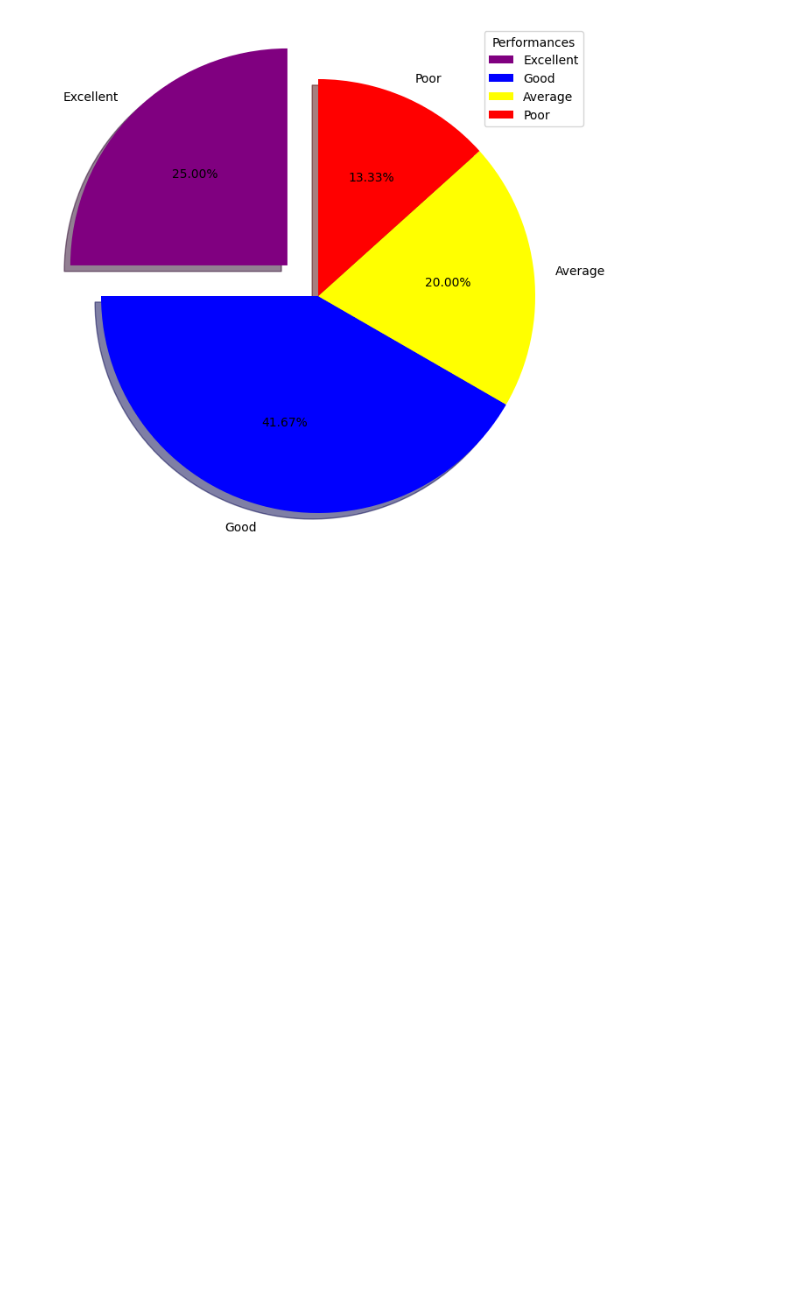
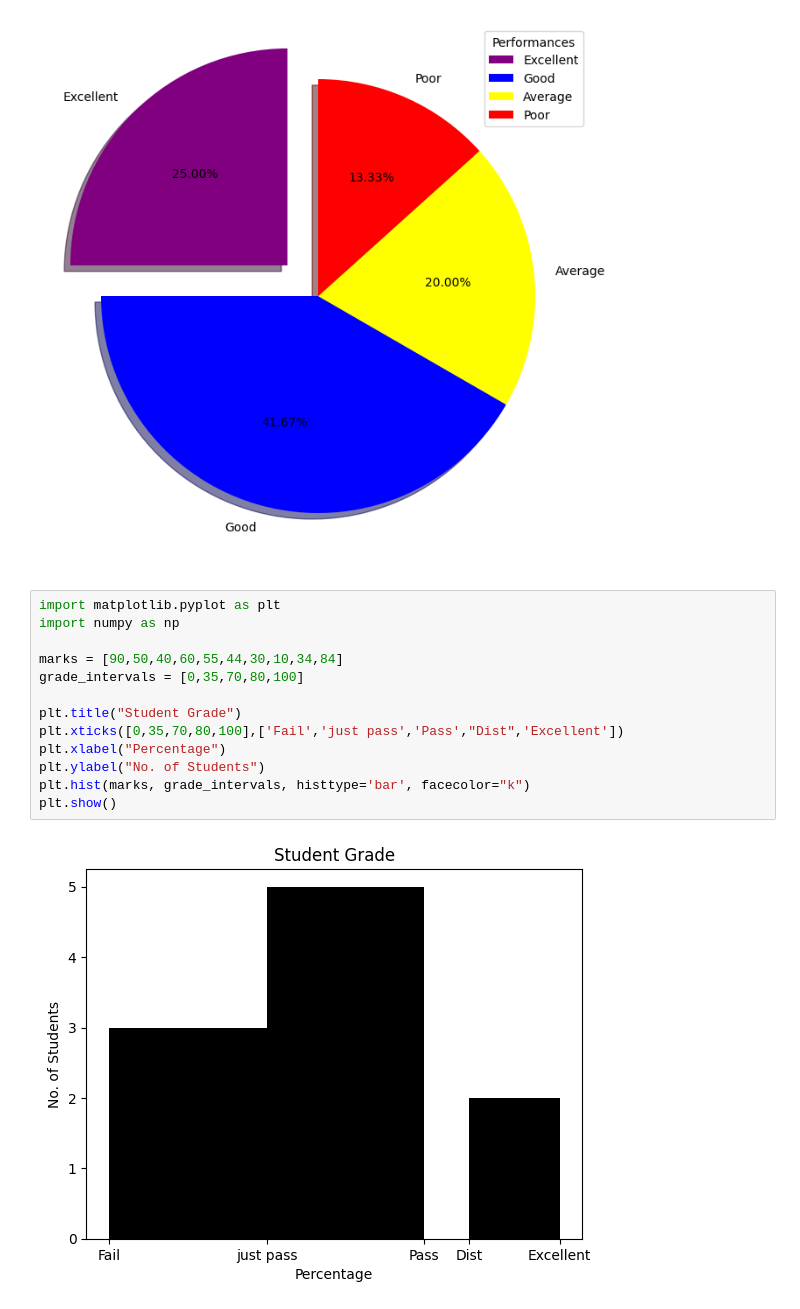
Before and after one commit to sbborusu/530pm_Agentic_Ai_Batch_7thApril, a Jupyter notebook: Matplotlib.ipynb, the cells around one changed output. Drawn from its saved outputs; the diff is of its cells as text; blank space fills up the shorter version.

```diff
--- a/Matplotlib.ipynb
+++ b/Matplotlib.ipynb
@@ -1019,3 +1019,18 @@ plt.legend(title="Performances")
 plt.show()
 # %% [output]
 [figure]
+# %%
+import matplotlib.pyplot as plt
+import numpy as np
+
+marks = [90,50,40,60,55,44,30,10,34,84]
+grade_intervals = [0,35,70,80,100]
+
+plt.title("Student Grade")
+plt.xticks([0,35,70,80,100],['Fail','just pass','Pass',"Dist",'Excellent'])
+plt.xlabel("Percentage")
+plt.ylabel("No. of Students")
+plt.hist(marks, grade_intervals, histtype='bar', facecolor="k")
+plt.show()
+# %% [output]
+[figure, added]
```
